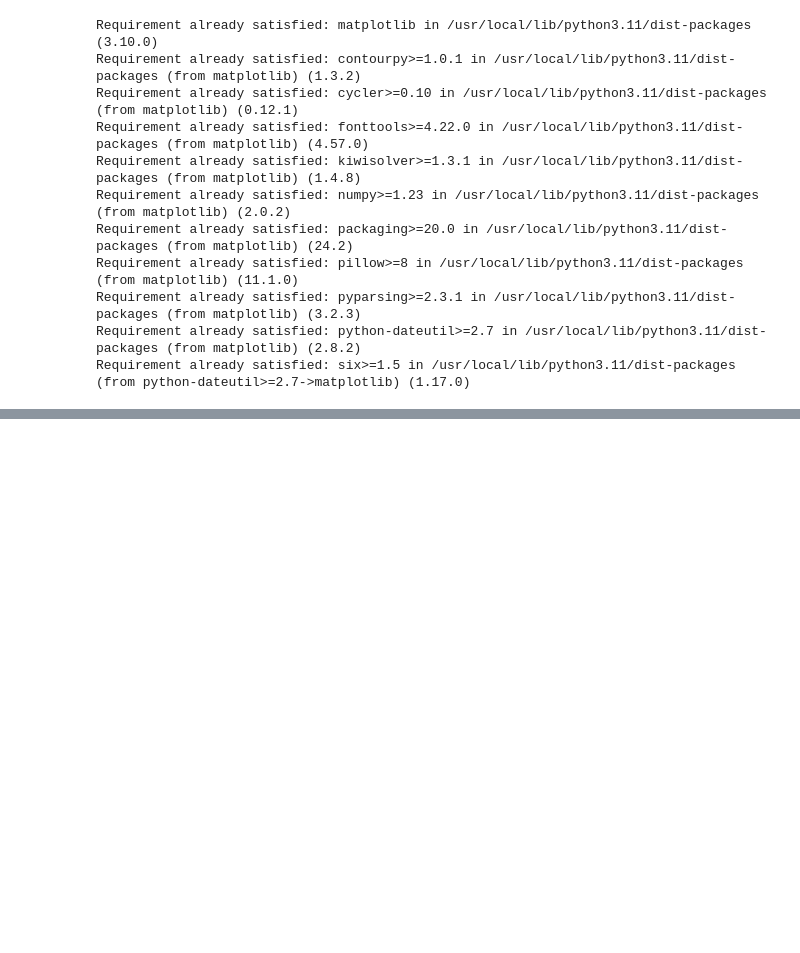
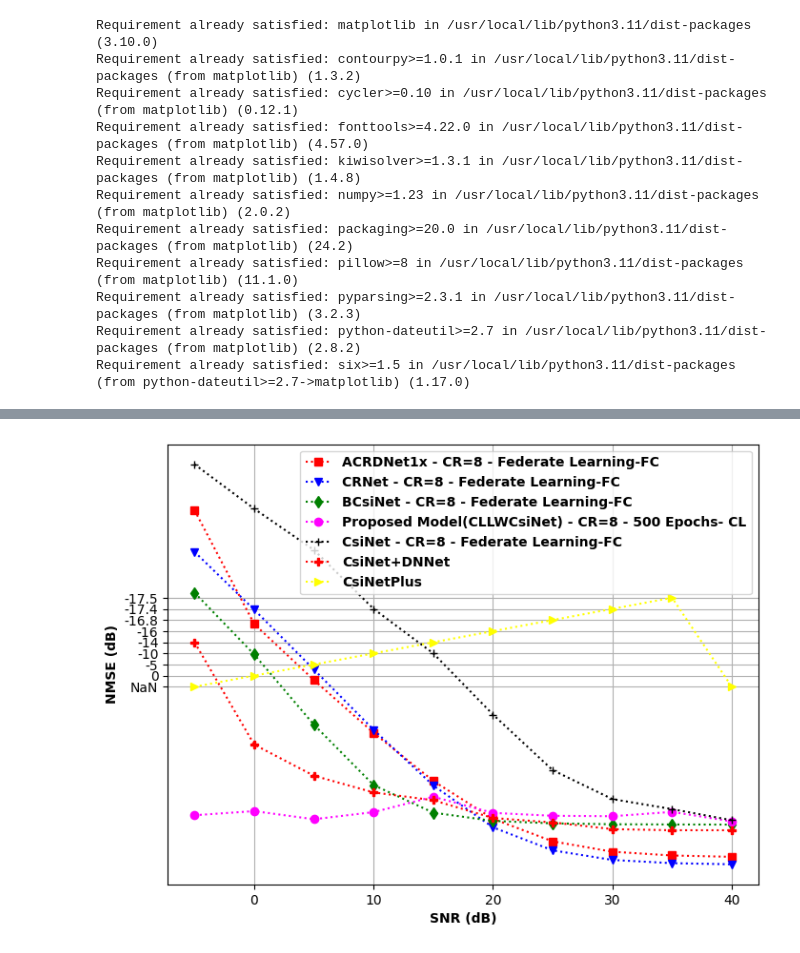
Before and after one commit to FardadAnsari/CLLWCsiNet, a Jupyter notebook: figures/noise-comparison.ipynb, the cells around one changed output, grey strips where cells are left out. Drawn from its saved outputs; the diff is of its cells as text; code cells hidden in the pictures; blank space fills up the shorter version.

Commit message:
different figures

```diff
--- a/figures/noise-comparison.ipynb
+++ b/figures/noise-comparison.ipynb
@@ -108,0 +116,45 @@ plt.show()
+# %%
+import matplotlib.pyplot as plt
+import numpy as np
+
+# Sample data
+ypoints = np.array([15.87, 5.64, 0.60, -4.14, -8.47, -11.87, -13.90, -14.83, -15.17, -15.29])
+ypoints1 = np.array([12.13, 6.93, 1.55, -3.87, -8.88, -12.64, -14.71, -15.57, -15.86, -15.96])
+ypoints2 = np.array([8.46, 2.90, -3.41, -8.84, -11.32, -12.06, -12.28, -12.36, -12.38, -12.39])
+ypoints3 = np.array([-11.55, -11.18, -11.91, -11.27, -9.89, -11.34, -11.60, -11.64, -11.25, -12.11])
+ypoints4 = np.array([20, 16, 12.30, 7, 3, -2.5, -7.5, -10.10, -11, -12])
+ypoints5 = np.array([4, -5.20, -8, -9.5, -10.2, -11.8, -12.2, -12.8, -12.9, -12.9])
+ypoints6 = np.array(['NaN',0,-5,-10,-14,-16,-16.8,-17.4,-17.5,'NaN'])
+xpoints = np.array([-5, 0, 5, 10, 15, 20, 25, 30, 35, 40])
+
+# Plotting the figure
+plt.figure(figsize=(8, 6))  # Adjust figure size as needed
+plt.grid(True)
+
+# Plotting data with specific markers, colors, and labels
+plt.plot(xpoints, ypoints, color='red', marker='s', label='ACRDNet1x - CR=8 - Federate Learning-FC', linestyle='dotted')
+plt.plot(xpoints, ypoints1, color='blue', marker='v', label='CRNet - CR=8 - Federate Learning-FC', linestyle='dotted')
+plt.plot(xpoints, ypoints2, color='green', marker='d', label='BCsiNet - CR=8 - Federate Learning-FC', linestyle='dotted')
+plt.plot(xpoints, ypoints3, color='magenta', marker='o', label='Proposed Model(CLLWCsiNet) - CR=8 - 500 Epochs- CL', linestyle='dotted')
+plt.plot(xpoints, ypoints4, color='black', marker='+', label='CsiNet - CR=8 - Federate Learning-FC', linestyle='dotted')
+plt.plot(xpoints, ypoints5, color='red', marker='P', label='CsiNet+DNNet', linestyle='dotted')
+plt.plot(xpoints, ypoints6, color='yellow', marker='>', label='CsiNetPlus', linestyle='dotted')
+# Adding axes labels and adjusting font size
+plt.xlabel('SNR (dB)', fontsize=10, fontweight='bold')
+plt.ylabel('NMSE (dB)', fontsize=10, fontweight='bold')
+
+# Adjusting legend location and font size
+font_properties = {
+    'family': 'sans-serif',
+    'weight': 'bold',
+    'size': 10,
+}
+plt.legend(loc='upper right', prop=font_properties)
+
+# Save the plot as an image file (optional)
+plt.savefig('nmse_vs_noise_ieee.png', dpi=300, bbox_inches='tight')
+
+# Display the plot
+plt.show()
+# %% [output]
+[figure, added]
```
Also changed, not shown: parts of 3 cells of this notebook.
